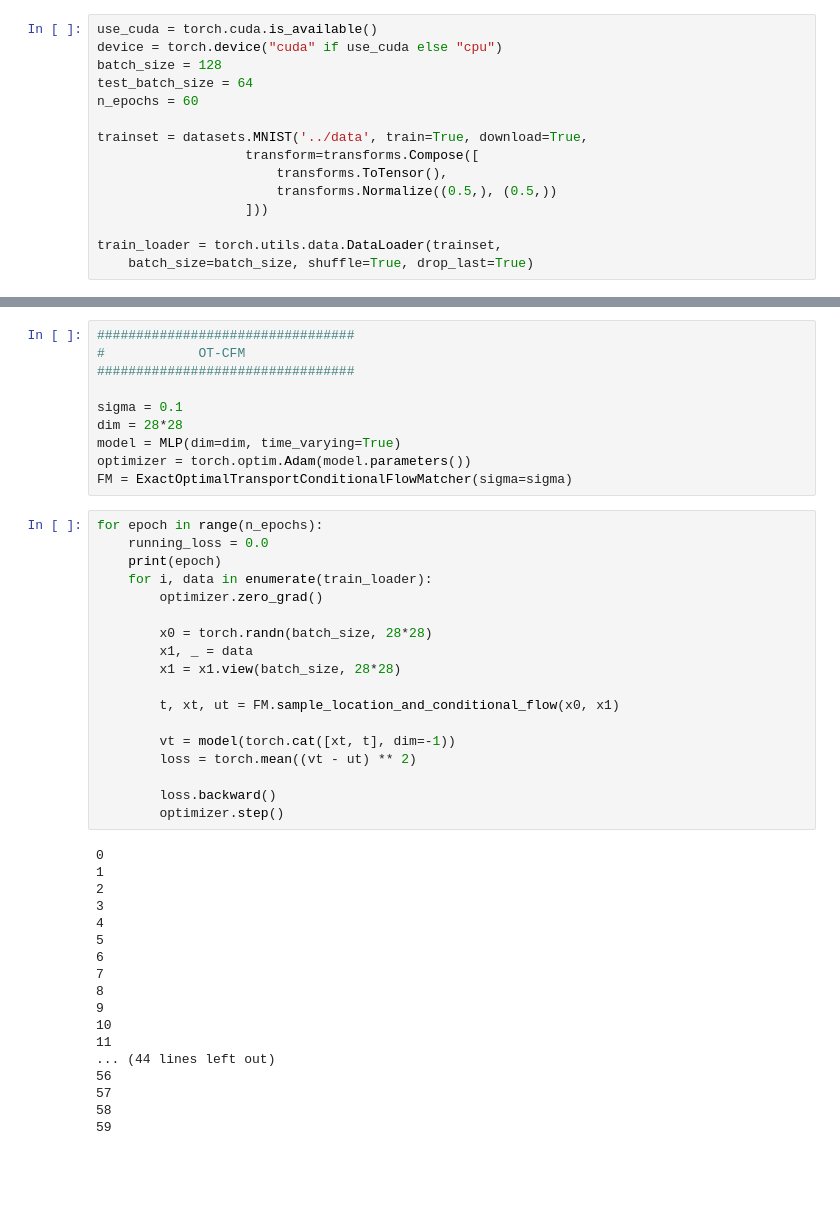
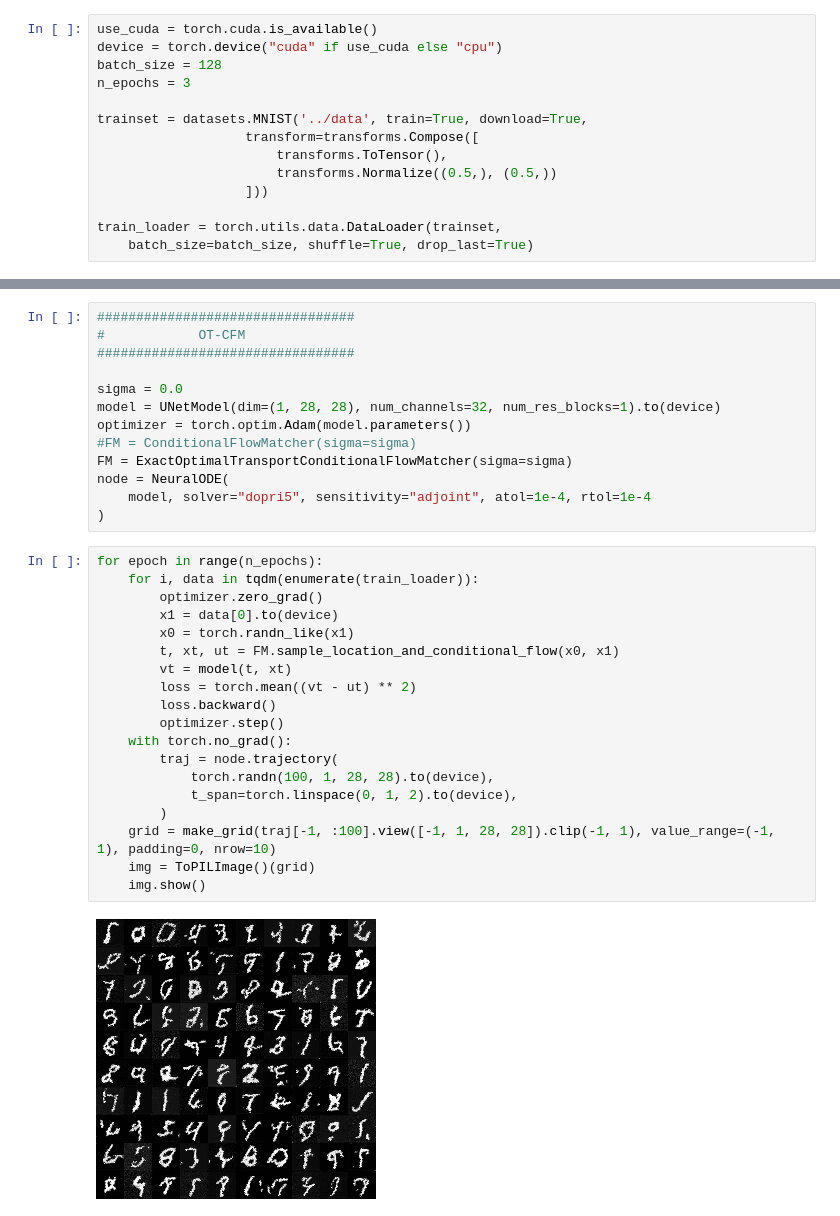
Before and after one commit to atong01/conditional-flow-matching, a Jupyter notebook: examples/mnist_example.ipynb, the cells around one changed output, grey strips where cells are left out. Saved outputs shown, nothing was run; the diff lists cells and outputs as text; blank space fills up the shorter version.

Commit message:
Working MNIST UNet example

```diff
--- a/examples/mnist_example.ipynb
+++ b/examples/mnist_example.ipynb
@@ -37,8 +19,7 @@ os.makedirs(savedir, exist_ok=True)
 use_cuda = torch.cuda.is_available()
 device = torch.device("cuda" if use_cuda else "cpu")
 batch_size = 128
-test_batch_size = 64
-n_epochs = 60
+n_epochs = 3
 
 trainset = datasets.MNIST('../data', train=True, download=True,
                    transform=transforms.Compose([
@@ -69,44 +34,32 @@ Extracting ../data/MNIST/raw/t10k-labels-idx1-ubyte.gz to ../data/MNIST/raw
 #            OT-CFM
 #################################
 
-sigma = 0.1
-dim = 28*28
-model = MLP(dim=dim, time_varying=True)
+sigma = 0.0
+model = UNetModel(dim=(1, 28, 28), num_channels=32, num_res_blocks=1).to(device)
 optimizer = torch.optim.Adam(model.parameters())
+#FM = ConditionalFlowMatcher(sigma=sigma)
 FM = ExactOptimalTransportConditionalFlowMatcher(sigma=sigma)
+node = NeuralODE(
+    model, solver="dopri5", sensitivity="adjoint", atol=1e-4, rtol=1e-4
+)
 # %%
 for epoch in range(n_epochs):
-    running_loss = 0.0
-    print(epoch)
-    for i, data in enumerate(train_loader):
+    for i, data in tqdm(enumerate(train_loader)):
         optimizer.zero_grad()
-
-        x0 = torch.randn(batch_size, 28*28)
-        x1, _ = data
-        x1 = x1.view(batch_size, 28*28)
-
+        x1 = data[0].to(device)
+        x0 = torch.randn_like(x1)
         t, xt, ut = FM.sample_location_and_conditional_flow(x0, x1)
-
-        vt = model(torch.cat([xt, t], dim=-1))
+        vt = model(t, xt)
         loss = torch.mean((vt - ut) ** 2)
-
         loss.backward()
         optimizer.step()
+    with torch.no_grad():
+        traj = node.trajectory(
+            torch.randn(100, 1, 28, 28).to(device),
+            t_span=torch.linspace(0, 1, 2).to(device),
+        )
+    grid = make_grid(traj[-1, :100].view([-1, 1, 28, 28]).clip(-1, 1), value_range=(-1, 1), padding=0, nrow=10)
+    img = ToPILImage()(grid)
+    img.show()
 # %% [output]
-0
-1
-2
-3
-4
-5
-6
-7
-8
-9
-10
-11
-... (44 lines left out)
-56
-57
-58
-59
+[figure, added]
```
Also changed, not shown: parts of 6 cells of this notebook, 8 other files.
